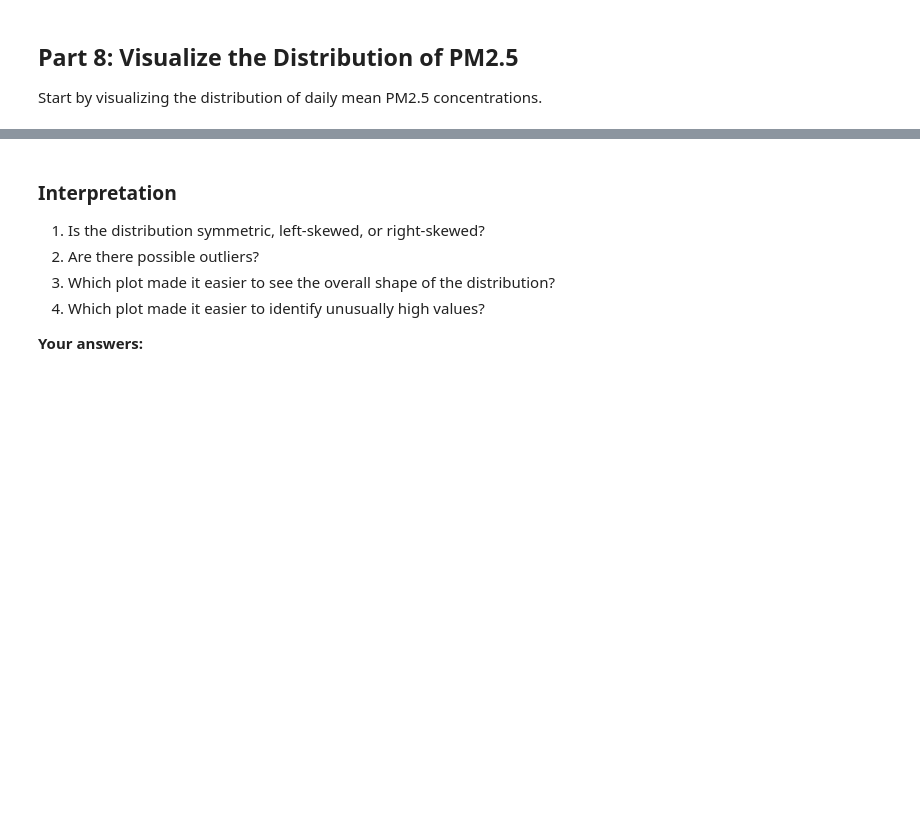
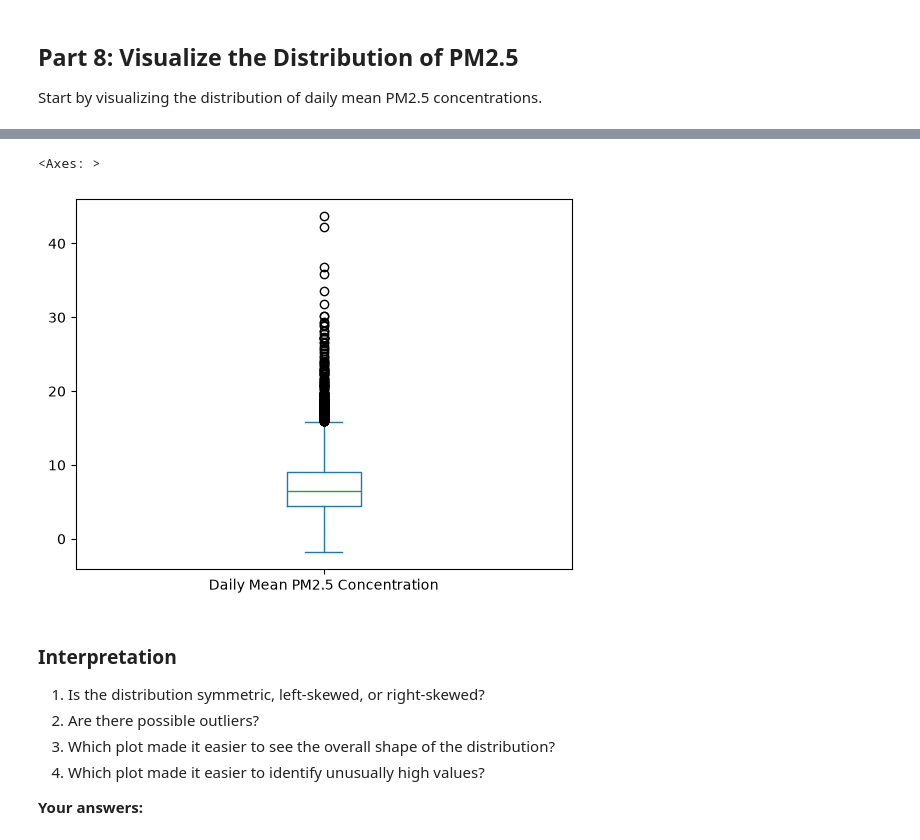
Before and after one commit to lamthieu1101/ENV700, a Jupyter notebook: lessons/M3-L-data-exploration-3-lab.ipynb, the cells around one changed output, grey strips where cells are left out. Saved outputs shown, nothing was run; the diff lists cells and outputs as text; code cells hidden in the pictures; blank space fills up the shorter version.

```diff
--- a/lessons/M3-L-data-exploration-3-lab.ipynb
+++ b/lessons/M3-L-data-exploration-3-lab.ipynb
@@ -383,6 +400,10 @@ Start by visualizing the distribution of daily mean PM2.5 concentrations.
 # %%
 # Create a box plot of daily mean PM2.5 concentration using Pandas plotting.
 # Hint: select the concentration Series and use .plot(kind='box').
+pm25_data[conc_col].plot(kind='box')
+# %% [output]
+<Axes: >
+[figure, added]
 # %% [markdown]
 ### Interpretation
 
```
Also changed, not shown: parts of 9 cells of this notebook, 1 other file.
